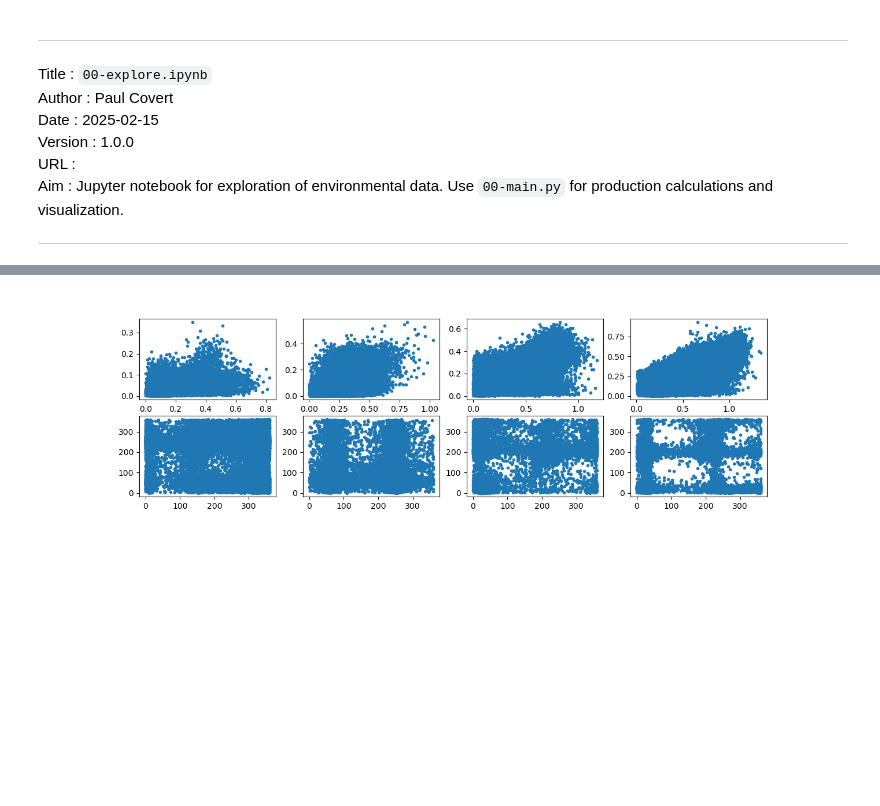
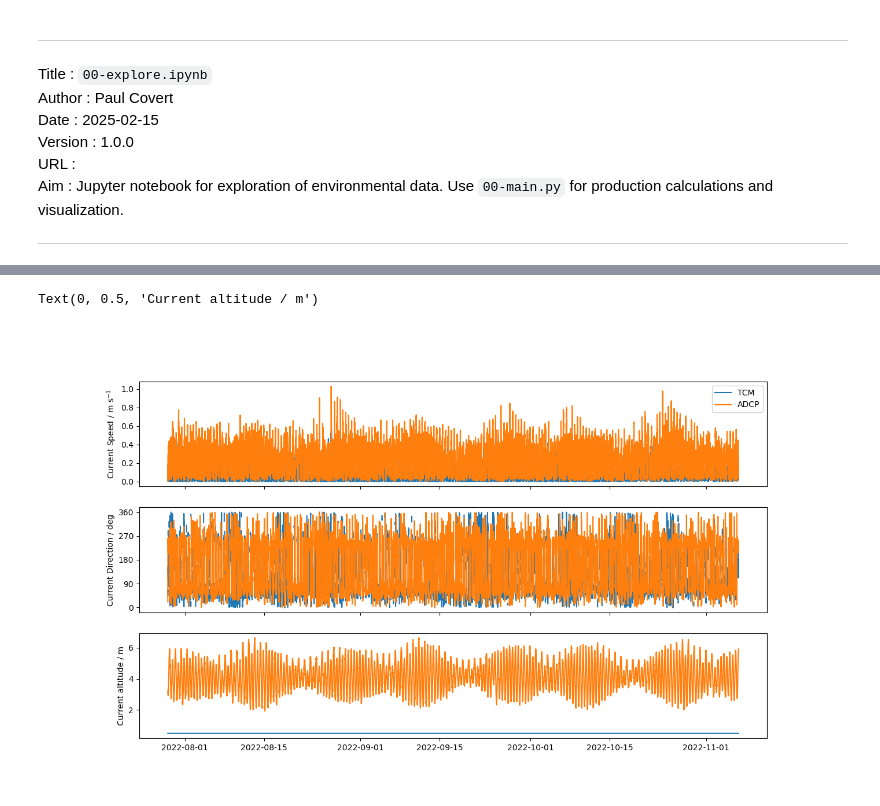
Before and after one commit to filippo-ferrario/CSRF-urchin-telemetry, a Jupyter notebook: workflow/00-explore.ipynb, the cells around one changed output, grey strips where cells are left out. Cells and saved outputs as stored; diff of their text form; code cells hidden in the pictures; blank space fills up the shorter version.

```diff
--- a/workflow/00-explore.ipynb
+++ b/workflow/00-explore.ipynb
@@ -68,38 +78,40 @@ ax[3][1].plot(df_tcm["dir"])
-# %%
-# Explore Quebec ADCP vs TCM currents
-ALL_ADCP = adcp.paths.get("qc", root=DATA_RAW)
-ALL_TCM = tcm.paths.get("qc", root=DATA_RAW)
-tcm_slices = [ANSE_DES_PILOTES_SLICE, LA_BALEINE_SLICE, ILE_AUX_LIEVRES_1_SLICE, ILE_AUX_LIEVRES_2_SLICE]
-
-%matplotlib widget
-fig, ax = plt.subplots(nrows=2, ncols=4, figsize=(14,4))
-
-for i in range(4):
-
-    # Load adcp and tcm files
-    ds_adcp = adcp.open_dataset(ALL_ADCP[i])
-    df_tcm = tcm.read_csv(ALL_TCM[i])
-    df_tcm = df_tcm.loc[tcm_slices[i]]
-
-    # Estimate adcp altitude, assuming transducer is ~0.5m above bottom
-    ds_adcp["altitude"] = (ds_adcp["xducer_depth"] + 0.5) - np.max(ds_adcp["depth"])
-
-    # Select deepest adcp current measurement
-    ds_adcp = ds_adcp.sel(depth=np.max(ds_adcp["depth"]))
-    ds_adcp = ds_adcp.dropna("time")
-    df_adcp = ds_adcp.to_pandas()
-
-    # Interpolate tcm speed and direction onto adcp timeseries
-    # Note: tcm measures current once per minute, while adcp current is once
-    #       every 5 minutes
-    df_adcp["speed_tcm"] = np.interp(df_adcp.index, df_tcm.index, df_tcm["speed"])
-    df_adcp["dir_tcm"] = np.interp(df_adcp.index, df_tcm.index, df_tcm["dir"])
-
-    # Select measures where altitude < 5m
-    #df_adcp = df_adcp[df_adcp["altitude"]<=3]
-
-    # Plot speed and dir
-    ax[0][i].plot(df_adcp["speed"], df_adcp["speed_tcm"], '.')
-    ax[1][i].plot(df_adcp["dir"], df_adcp["dir_tcm"], '.')
-# %% [output]
-[figure, removed]
+# %%
+# Plot speed and direction at La Baleine
+
+%matplotlib widget
+fig, ax = plt.subplots(nrows=3, ncols=1, sharex=True, figsize=(14, 8))
+
+# Open load data
+df_tcm = tcm.read_csv(tcm.paths.get("la_baleine", root=DATA_RAW))
+ds_adcp = adcp.open_dataset(adcp.paths.get("la_baleine", root=DATA_RAW))
+
+# Estimate adcp altitude, assuming transducer is ~0.5m above bottom
+ds_adcp["altitude"] = (ds_adcp["xducer_depth"] + 0.5) - np.max(ds_adcp["depth"])
+
+# Estimate tcm altitude of ~0.5m above bottom
+df_tcm["altitude"] = 0.5
+
+# Select deepest adcp current measurement
+ds_adcp = ds_adcp.sel(depth=np.max(ds_adcp["depth"]))
+ds_adcp = ds_adcp.dropna("time")
+df_adcp = ds_adcp.to_pandas()
+
+# Trim TCM and ADCP
+df_adcp = df_adcp.loc[LA_BALEINE_SLICE]
+df_tcm = df_tcm.loc[LA_BALEINE_SLICE]
+
+# Create plots
+ax[0].plot(df_tcm["speed"], label="TCM")
+ax[0].plot(df_adcp["speed"], label="ADCP")
+ax[0].legend()
+ax[0].set_ylabel(r"Current Speed / m s$^{-1}$")
+ax[1].plot(df_tcm["dir"].where(df_tcm["speed"]>=0.02))
+ax[1].plot(df_adcp["dir"])
+ax[1].set_yticks([0, 90, 180, 270, 360])
+ax[1].set_ylabel("Current Direction / deg")
+ax[2].plot(df_tcm["altitude"])
+ax[2].plot(df_adcp["altitude"])
+ax[2].set_ylabel("Current altitude / m")
+# %% [output]
+Text(0, 0.5, 'Current altitude / m')
+[figure, added]
```
Also changed, not shown: parts of 5 cells of this notebook.
